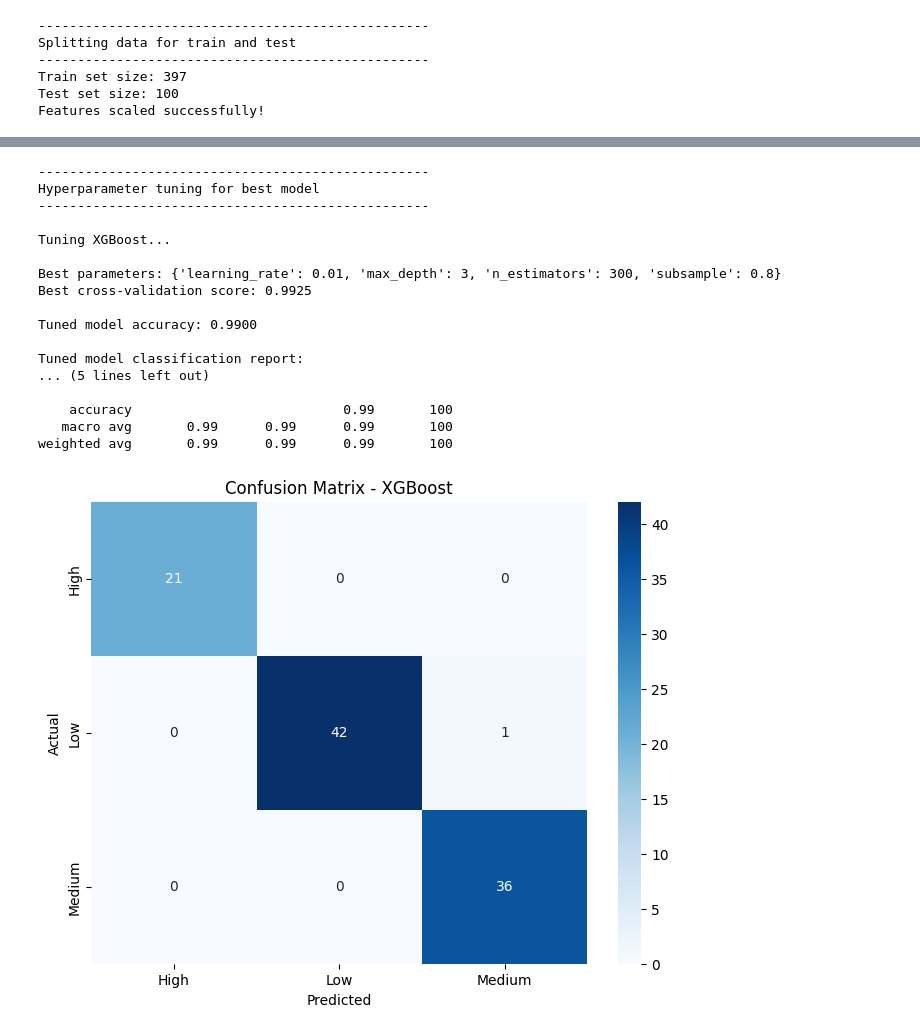
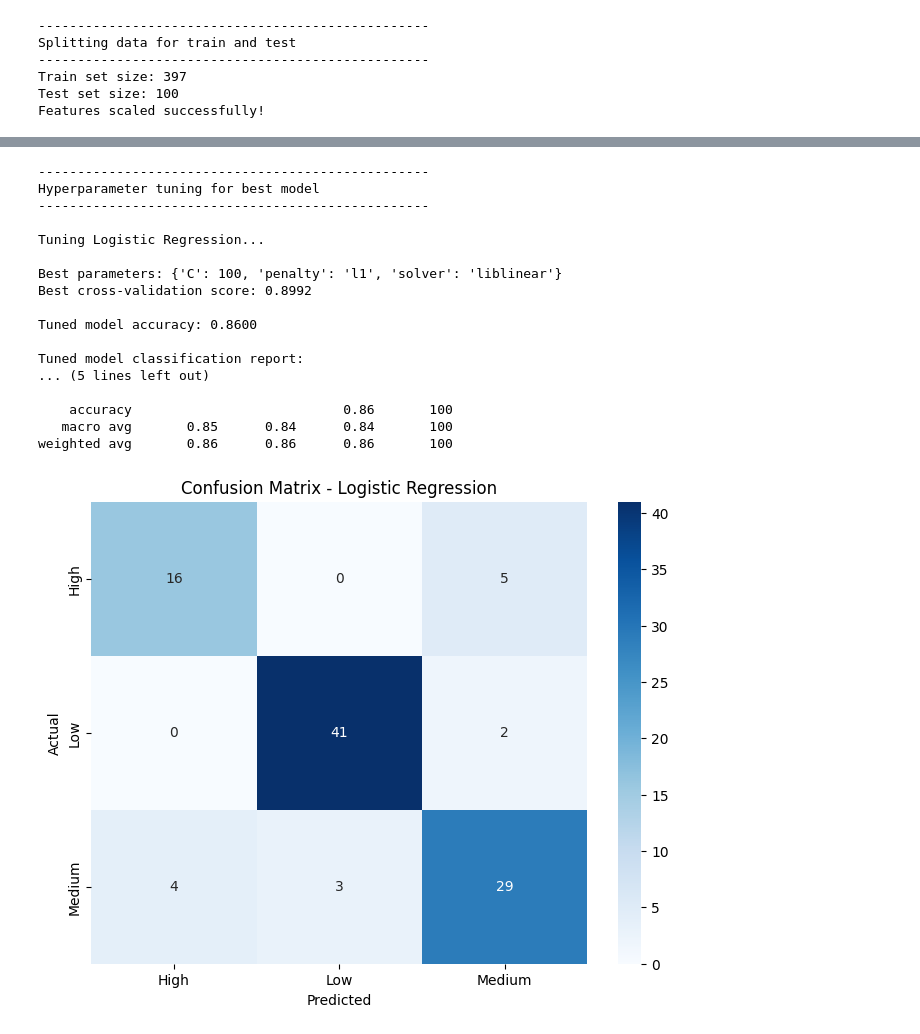
Before and after one commit to jefflung/cancer-risk-factors, a Jupyter notebook: Assignment.ipynb, the cells around one changed output, grey strips where cells are left out. Saved outputs shown, nothing was run; the diff lists cells and outputs as text; code cells hidden in the pictures.

```diff
--- a/Assignment.ipynb
+++ b/Assignment.ipynb
@@ -69,7 +69,7 @@ print(f"Risk Level encoding: {dict(zip(le_risk.classes_, le_risk.transform(le_ri
 
 # Seperate features and target
 # Drop non-numeric columns that are not releveant for scaling
-x = df_processed.drop(['Risk_Level', 'Patient_ID', 'Cancer_Type'], axis=1)
+x = df_processed.drop(['Risk_Level', 'Patient_ID', 'Cancer_Type','Overall_Risk_Score'], axis=1)
 y = df_processed['Risk_Level']
 
 print(f"\nFeatures shape: {x.shape}")
@@ -227,6 +227,11 @@ print("\n" + "-" * 50 + "\nHyperparameter tuning for best model\n" + "-" * 50)
 
 # Define parameter grids for to models
 param_grid = {
+    'Logistic Regression': {
+        'C': [0.1, 1, 10, 100],
+        'penalty': ['l1', 'l2'],
+        'solver': ['liblinear'] # 'liblinear' supports both 'l1' and 'l2' penalties
+    },
     'Gradient Boosting': {
          'n_estimators': [100,200,300],
          'learning_rate': [0.01, 0.1,0.3],
@@ -262,41 +267,42 @@ if best_model_name in param_grid:
   print(f'Best cross-validation score: {grid_search.best_score_:.4f}')
 
 # Evaluate tuned model
+# This block will now execute because grid_search will be defined
 best_model = grid_search.best_estimator_
 y_pred_tuned = best_model.predict(x_test_scaled)
 tuned_accuracy = accuracy_score(y_test, y_pred_tuned)
 
 print(f"\nTuned model accuracy: {tuned_accuracy:.4f}")
 print("\nTuned model classification report:")
 print(classification_report(y_test, y_pred_tuned, target_names=le_risk.classes_))
 
 # Confusion matrix
 cm = confusion_matrix(y_test, y_pred_tuned)
 plt.figure(figsize=(8,6))
 sns.heatmap(cm, annot=True, fmt='d', cmap='Blues', xticklabels=le_risk.classes_, yticklabels=le_risk.classes_)
 plt.xlabel('Predicted')
 plt.ylabel('Actual')
 plt.title(f'Confusion Matrix - {best_model_name}')
 plt.show()
 # %% [output]
 --------------------------------------------------
 Hyperparameter tuning for best model
 --------------------------------------------------
 
-Tuning XGBoost...
+Tuning Logistic Regression...
 
-Best parameters: {'learning_rate': 0.01, 'max_depth': 3, 'n_estimators': 300, 'subsample': 0.8}
-Best cross-validation score: 0.9925
+Best parameters: {'C': 100, 'penalty': 'l1', 'solver': 'liblinear'}
+Best cross-validation score: 0.8992
 
-Tuned model accuracy: 0.9900
+Tuned model accuracy: 0.8600
 
 Tuned model classification report:
 ... (5 lines left out)
 
-    accuracy                           0.99       100
-   macro avg       0.99      0.99      0.99       100
-weighted avg       0.99      0.99      0.99       100
+    accuracy                           0.86       100
+   macro avg       0.85      0.84      0.84       100
+weighted avg       0.86      0.86      0.86       100
-[figure, old version]
+[figure, new version]
 # %%
 # Feature Importance
 
```
Also changed, not shown: parts of 6 cells of this notebook.
